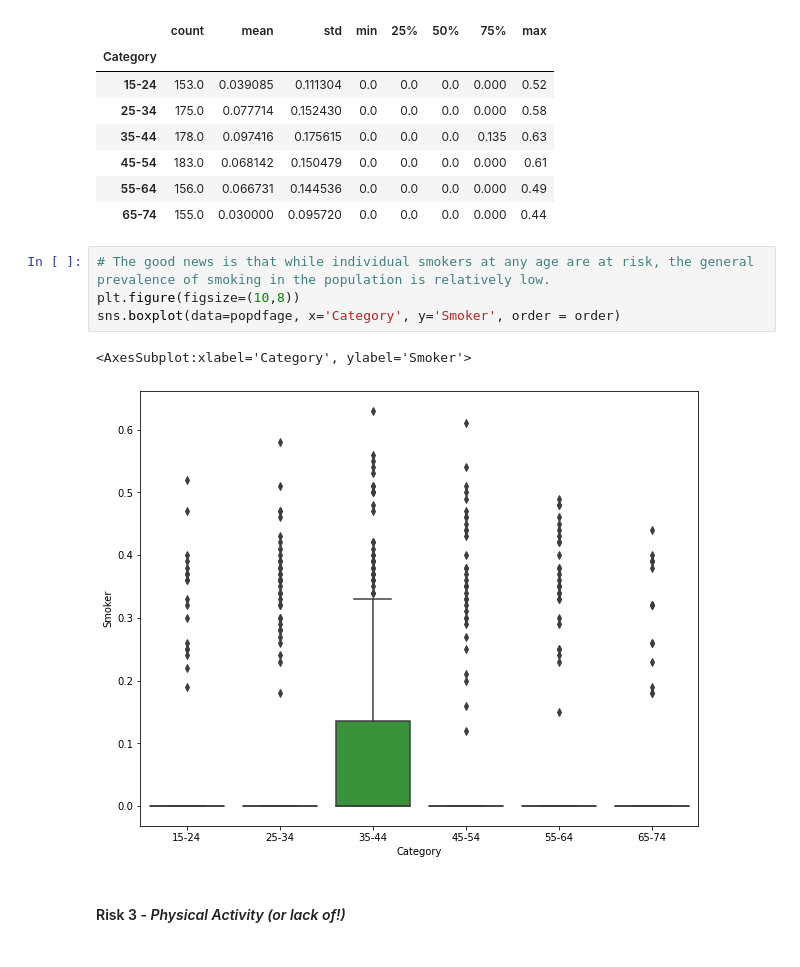
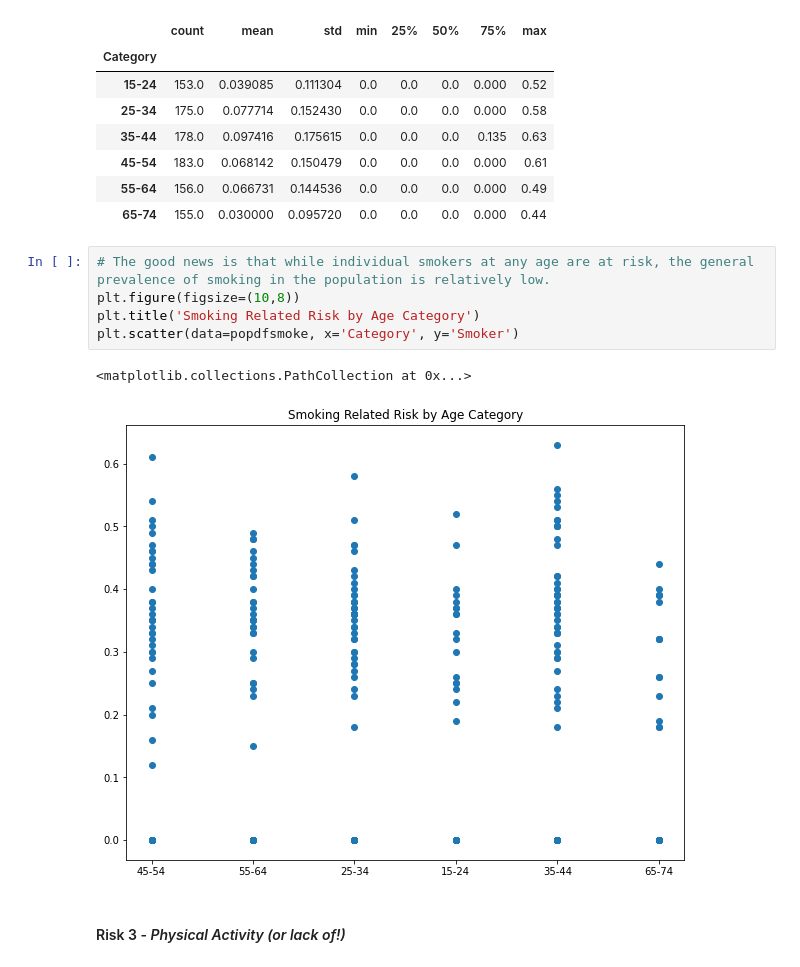
Before and after one commit to donneger/PFDA_Project_2021, a Jupyter notebook: PFDA_Project_2021.ipynb, the cells around one changed output. Cells and saved outputs as stored; diff of their text form.

```diff
--- a/PFDA_Project_2021.ipynb
+++ b/PFDA_Project_2021.ipynb
@@ -317,10 +317,11 @@ popdfsmoke.groupby('Category')['Smoker'].describe()
 # %%
 # The good news is that while individual smokers at any age are at risk, the general prevalence of smoking in the population is relatively low.
 plt.figure(figsize=(10,8))
-sns.boxplot(data=popdfage, x='Category', y='Smoker', order = order)
+plt.title('Smoking Related Risk by Age Category')
+plt.scatter(data=popdfsmoke, x='Category', y='Smoker')
 # %% [output]
-<AxesSubplot:xlabel='Category', ylabel='Smoker'>
+<matplotlib.collections.PathCollection at 0x...>
-[figure, old version]
+[figure, new version]
 # %% [markdown]
 #### Risk 3 - *Physical Activity (or lack of!)*
 # %%
```
Also changed, not shown: parts of 16 cells of this notebook.
